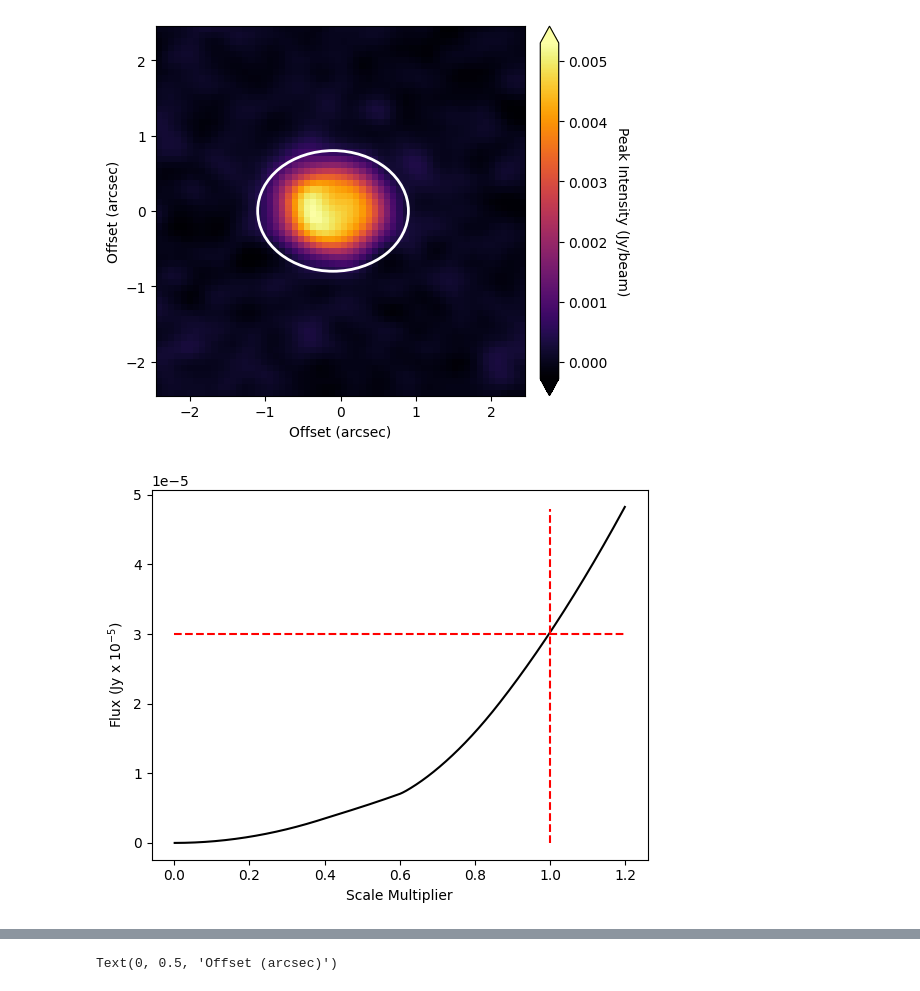
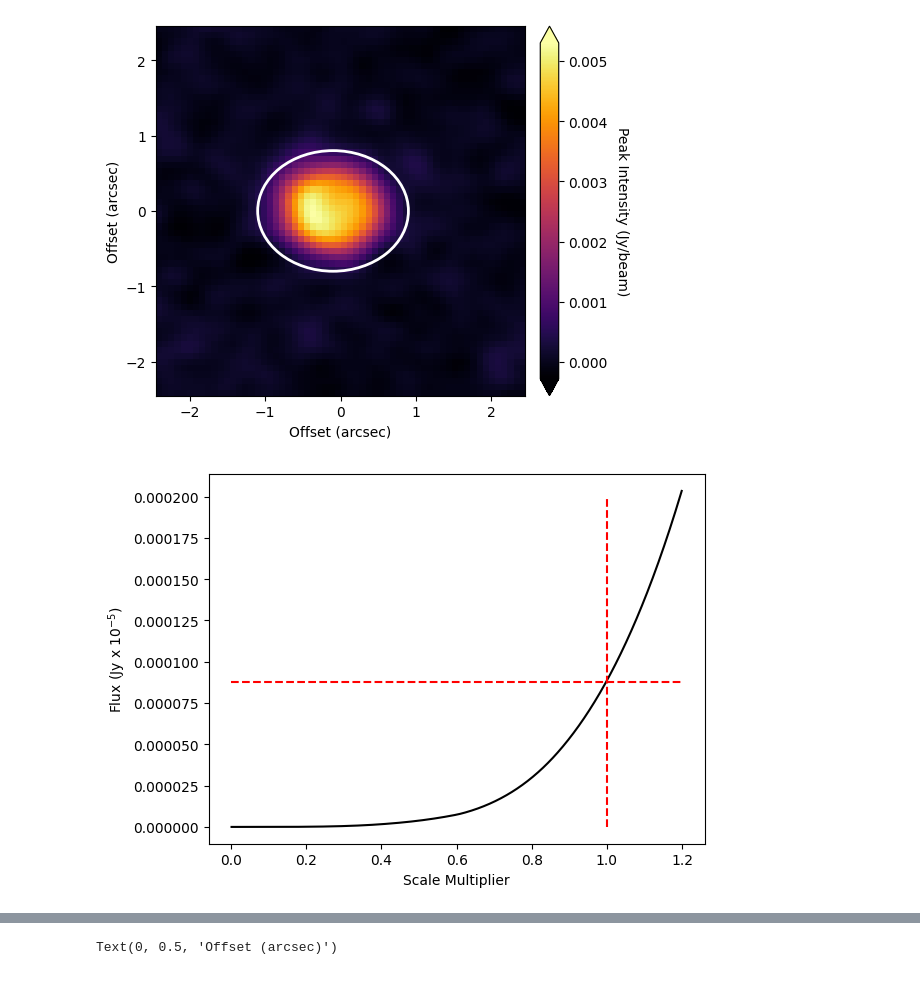
Before and after one commit to danmcl77/masters, a Jupyter notebook: Plotting.ipynb, the cells around one changed output, grey strips where cells are left out. Cells and saved outputs as stored; diff of their text form; code cells hidden in the pictures.

```diff
--- a/Plotting.ipynb
+++ b/Plotting.ipynb
@@ -43,23 +43,23 @@ print(Flux)
 # %%
 positions = [(-0.1, 0)]
 fluxes = []
 index = []
 for i in range(1,1200):
     ap = aperture.EllipticalAperture(positions, a=1*(i/1000),b=0.8*(i/1000))
     Flux = aperture.ApertureStats(continuum.data, ap).sum
     index.append(i/1000)
-    fluxes.append(Flux)
+    fluxes.append(Flux*(np.pi*1*(i/1000)*0.8*(i/1000))/0.857)
 
 
 plt.plot(index,fluxes,color='black')
-plt.plot(np.ones(50),np.linspace(0,4.8e-5,50),linestyle='dashed',color='red')
-plt.plot(np.linspace(0,1.2,50),3e-5*np.ones(50),linestyle='dashed',color='red')
+plt.plot(np.ones(50),np.linspace(0,0.0002),linestyle='dashed',color='red')
+plt.plot(np.linspace(0,1.2,50),0.000088*np.ones(50),linestyle='dashed',color='red')
 
 plt.xlabel('Scale Multiplier')
 plt.ylabel('Flux (Jy x $10^{-5}$)')
 plt.savefig('ContinuumFlux1.png')
 # %% [output]
-[figure, old version]
+[figure, new version]
 # %%
 fig, ax = plt.subplots()
 contbig = ndimage.zoom(continuum.data,10)
```
Also changed, not shown: parts of 1 cell of this notebook, 1 other file.
